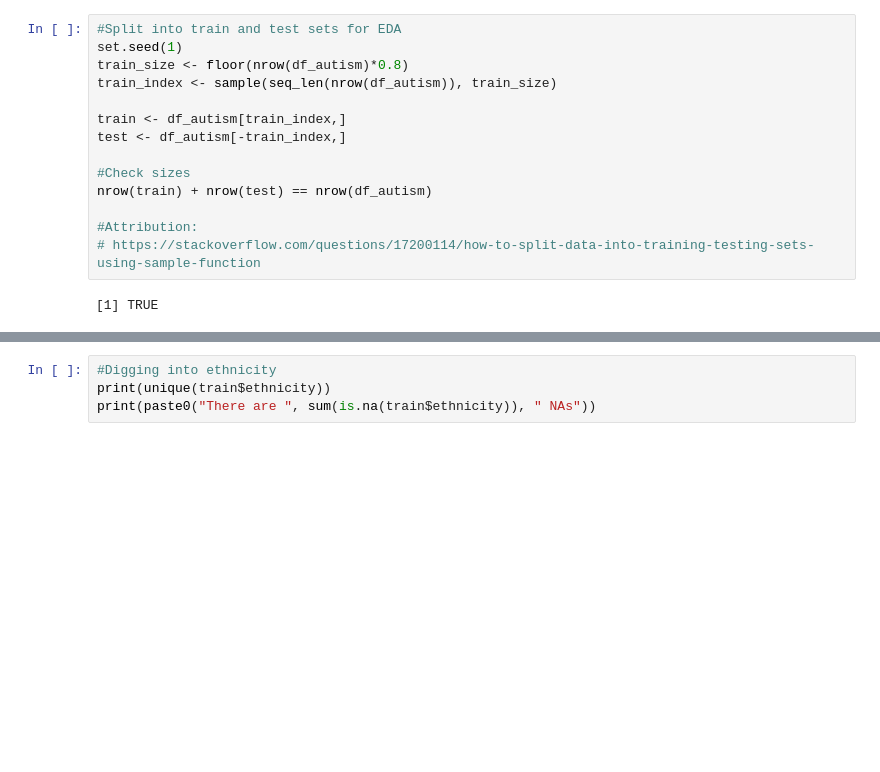
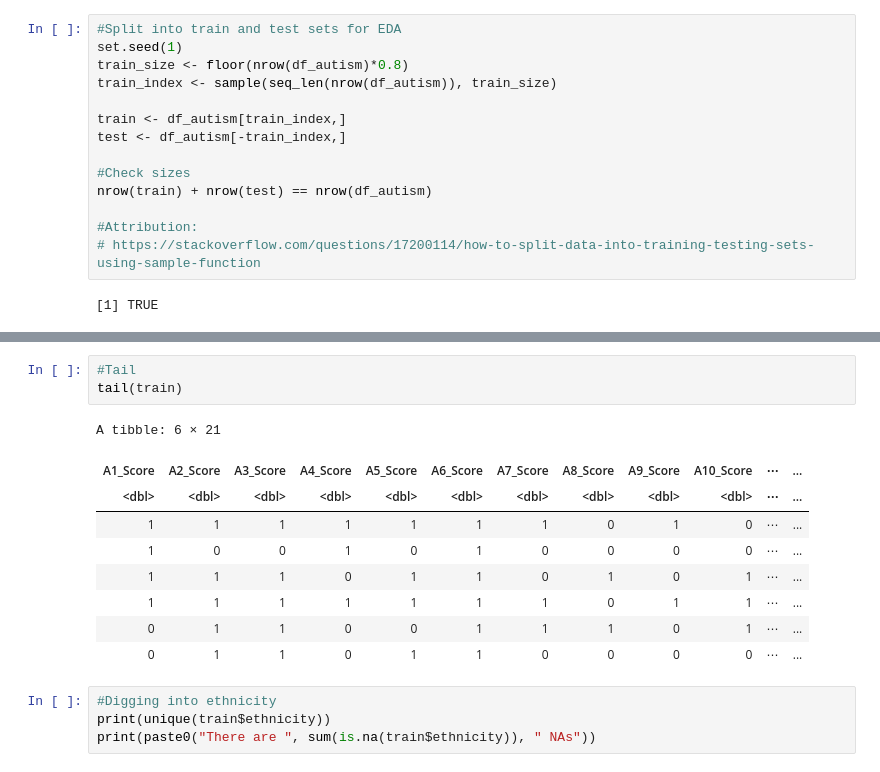
Before and after one commit to UBC-MDS/522-Workflows-Group-414, a Jupyter notebook: src/EDA_autism-screening.ipynb, the cells around one changed output, grey strips where cells are left out. Saved outputs shown, nothing was run; the diff lists cells and outputs as text; blank space fills up the shorter version.

```diff
--- a/src/EDA_autism-screening.ipynb
+++ b/src/EDA_autism-screening.ipynb
@@ -108,3 +121,16 @@ nrow(train) + nrow(test) == nrow(df_autism)
+# %%
+#Tail
+tail(train)
+# %% [output]
+A tibble: 6 × 21
+| A1_Score | A2_Score | A3_Score | A4_Score | A5_Score | A6_Score | A7_Score | A8_Score | A9_Score | A10_Score | ⋯ | ... |
+| <dbl> | <dbl> | <dbl> | <dbl> | <dbl> | <dbl> | <dbl> | <dbl> | <dbl> | <dbl> | ⋯ | ... |
+| 1 | 1 | 1 | 1 | 1 | 1 | 1 | 0 | 1 | 0 | ⋯ | ... |
+| 1 | 0 | 0 | 1 | 0 | 1 | 0 | 0 | 0 | 0 | ⋯ | ... |
+| 1 | 1 | 1 | 0 | 1 | 1 | 0 | 1 | 0 | 1 | ⋯ | ... |
+| 1 | 1 | 1 | 1 | 1 | 1 | 1 | 0 | 1 | 1 | ⋯ | ... |
+| 0 | 1 | 1 | 0 | 0 | 1 | 1 | 1 | 0 | 1 | ⋯ | ... |
+| 0 | 1 | 1 | 0 | 1 | 1 | 0 | 0 | 0 | 0 | ⋯ | ... |
 # %%
 #Digging into ethnicity
 print(unique(train$ethnicity))
```
Also changed, not shown: parts of 3 cells of this notebook, 1 other file.
